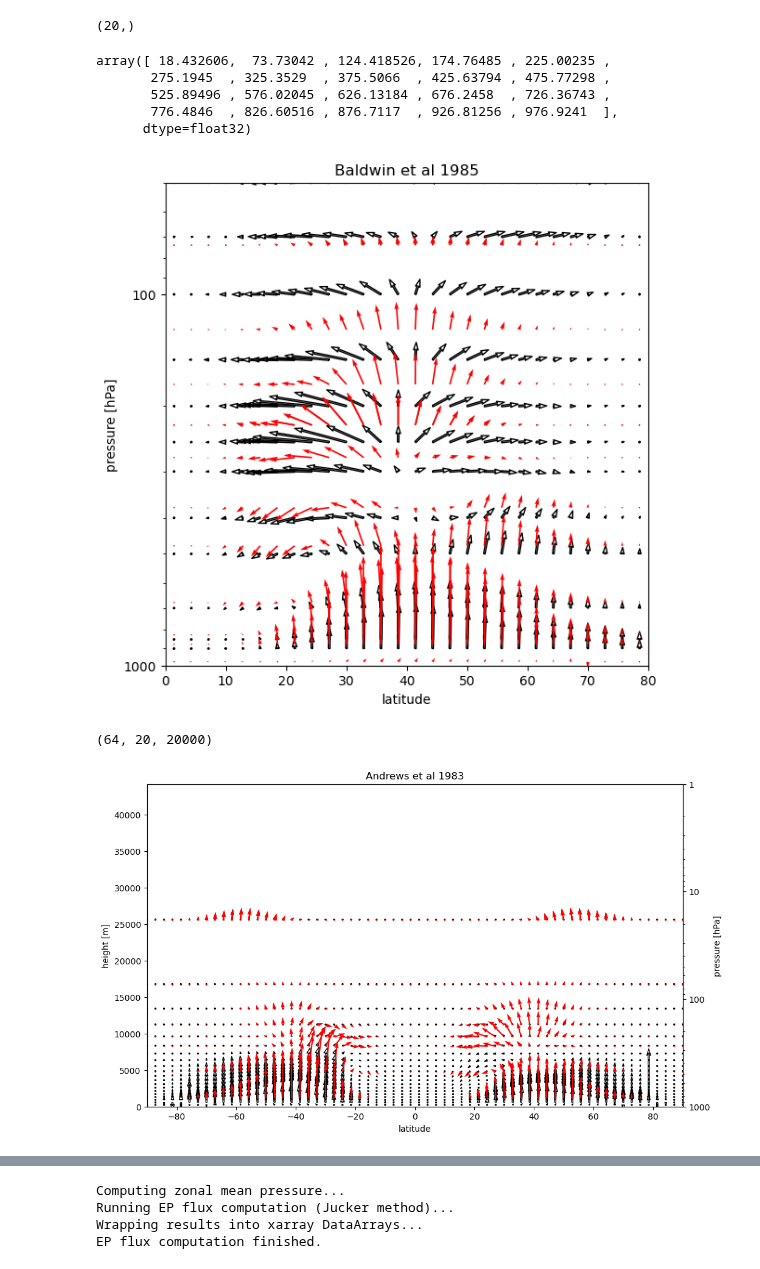
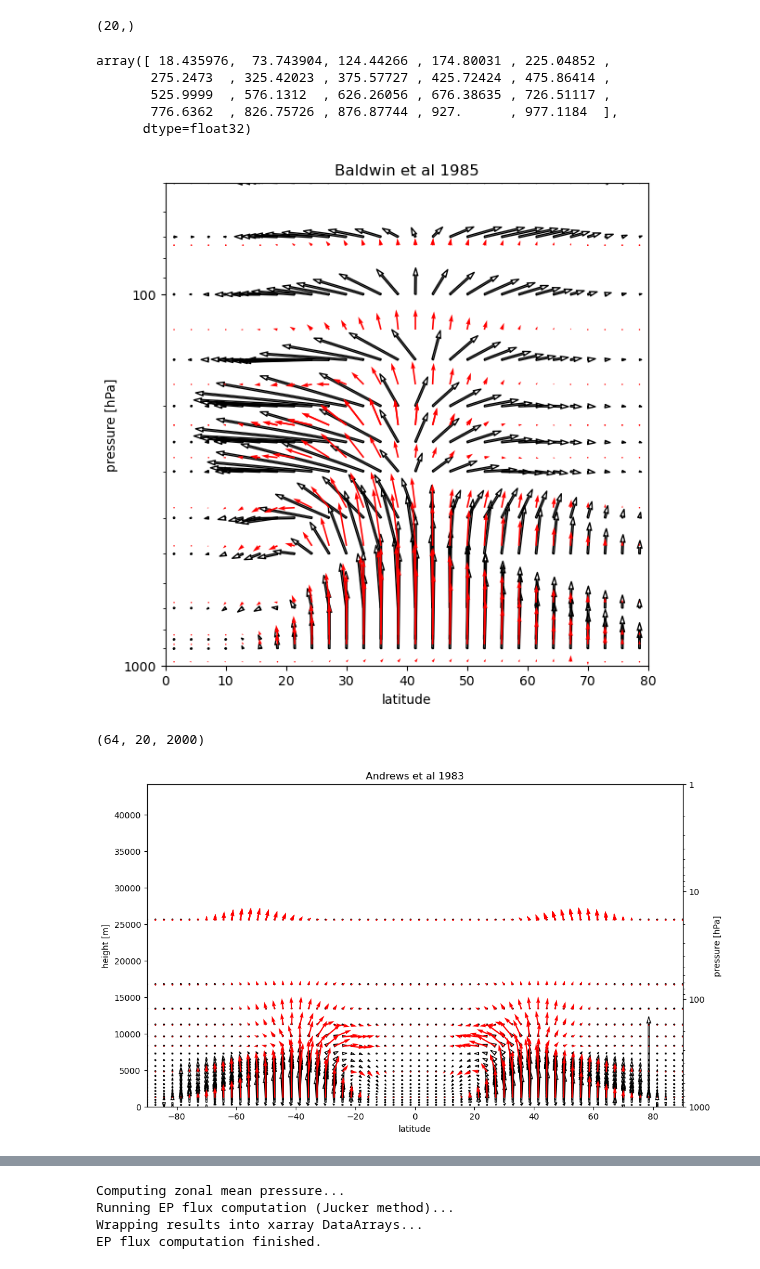
Before and after one commit to PeterChang1023/Moist_Dycore, a Jupyter notebook: EP_flux.ipynb, the cells around one changed output, grey strips where cells are left out. Cells and saved outputs as stored; diff of their text form; code cells hidden in the pictures.

```diff
--- a/EP_flux.ipynb
+++ b/EP_flux.ipynb
@@ -944,12 +321,12 @@ import sys
 sys.path.append("/data92/PeterChang/back_to_master1220/Moist_Dycore/EPflux_Jucker2020/")
 import aostools_functions as ac
 # print(z.shape)
-start_idx = 50000
-end_idx   = 70000
+start_idx = 5000
+end_idx   = 7000
 
 p_1d = p[start_idx:end_idx].mean(axis=(0,2,3))
 print(p_1d.shape)
-ep1,ep2,div1,div2 = ac.ComputeEPfluxDiv(lat,p_1d/100,u[start_idx:end_idx],v[start_idx:end_idx],t[start_idx:end_idx])
+ep1,ep2 = ac.ComputeEPfluxDiv(lat,p_1d/100,u[start_idx:end_idx],v[start_idx:end_idx],t[start_idx:end_idx])
 # %% [output]
 (20,)
 # %%
@@ -1030,10 +407,10 @@ def set_size(w,h, ax=None):
 # %%
 p_1d/100
 # %% [output]
-array([ 18.432606,  73.73042 , 124.418526, 174.76485 , 225.00235 ,
-       275.1945  , 325.3529  , 375.5066  , 425.63794 , 475.77298 ,
-       525.89496 , 576.02045 , 626.13184 , 676.2458  , 726.36743 ,
-       776.4846  , 826.60516 , 876.7117  , 926.81256 , 976.9241  ],
+array([ 18.435976,  73.743904, 124.44266 , 174.80031 , 225.04852 ,
+       275.2473  , 325.42023 , 375.57727 , 425.72424 , 475.86414 ,
+       525.9999  , 576.1312  , 626.26056 , 676.38635 , 726.51117 ,
+       776.6362  , 826.75726 , 876.87744 , 927.      , 977.1184  ],
       dtype=float32)
 # %%
 Fx = {}
@@ -1041,35 +418,35 @@ Fy = {}
 scale = "log"
 # Baldwin et al 1985, Figure 6:
 method = 'Baldwin'
 quiv_args = {'angles':'uv','scale_units':'inches','linewidths':1,'edgecolors':'k','color':'none'}
 
 # f1,f2,F_phi,F_p,div1,div2 = ReadERA(slice('1979-01-05','1979-03-03'),pskip=1,divs=True)
 lat = F_phi.sel(latitude=slice(80,0)).latitude
 # pres = np.array([50,70,100,150,200,300,400,500,700,850])
 pres = np.array([50,70,100,150,200,250,300,400,500,700,850,900,10000])
 
 fig,ax = plt.subplots()
 set_size(5.2,5.2,ax)
 # Reference method
 Fx[method],Fy[method] = Baldwin(F_phi.sel(latitude=lat,level=pres, method='nearest'),F_p.sel(latitude=lat,level=pres, method='nearest'),xlim=[0,80])
-ax.quiver(lat,pres,-Fx[method].mean(dim="time"),-Fy[method].mean(dim="time"),scale=1.5e9,**quiv_args)
+ax.quiver(lat,pres,-Fx[method].mean(dim="time"),-Fy[method].mean(dim="time"),scale=3e9,**quiv_args)
 # Jucker (2020) method
 # print(f1)
 _,_ = ac.PlotEPfluxArrows(f1.sel(latitude=lat, method='nearest').latitude,
                           f1.sel(level=pres, method='nearest').level,
                           -f1.sel(latitude=lat,level=pres, method='nearest').mean(dim='time'),
                           -f2.sel(latitude=lat,level=pres, method='nearest').mean(dim='time'),
                           fig,ax,xlim=[0,80],ylim=[1000,50],yscale=scale)
 ax.get_children()[1].set_facecolor('r')
 # if scale == 'linear':
 #     ax.invert_yaxis()
 plt.title('Baldwin et al 1985')
 ax.set_xlabel('latitude')
 ax.set_ylabel('pressure [hPa]')
 ax.yaxis.set_major_formatter(ticker.ScalarFormatter())
 # fig.savefig('figures/Baldwin85.{0}.pdf'.format(scale),bbox_inches='tight')
 # %% [output]
-[figure, old version]
+[figure, new version]
 # %%
 def Andrews(F_phi,F_p,pres='level',lat='latitude',xlim=[-90,90]):
 	# Andrews et al JAS (1983)
@@ -1116,14 +493,14 @@ print(Fx[method].shape)
 #     xlim=[0, 80], ylim=[1000, 50], yscale=scale
 # )
 if scale == 'log':
-    ax.quiver(lat,z,-Fx[method].mean(dim="time").T,-Fy[method].mean(dim="time").T,scale=2e9,**quiv_args)
+    ax.quiver(lat,z,-Fx[method].mean(dim="time").T,-Fy[method].mean(dim="time").T,scale=5e9,**quiv_args)
     # Jucker (2020) method
     _,_,axp = ac.PlotEPfluxArrows(f1.sel(latitude=lat).latitude,
                                   f1.level.sel(level=pres, method='nearest'),
                                   -f1.sel(latitude=lat,level=pres, method='nearest').mean(dim='time'),
                                   -f2.sel(latitude=lat,level=pres, method='nearest').mean(dim='time'),
                                   fig,ax,
-                                  xlim=[-90,90],ylim=[1000,1],yscale=scale,newax=True,scale=3e15)
+                                  xlim=[-90,90],ylim=[1000,1],yscale=scale,newax=True,scale=1e16)
     axp.get_children()[0].set_facecolor('r')
     axp.yaxis.set_major_formatter(ticker.ScalarFormatter())
     ax.set_ylim(0,6.4e3*np.log(1000))
@@ -1138,8 +515,8 @@ ax.set_xlabel('latitude')
 ax.yaxis.set_major_formatter(ticker.ScalarFormatter())
 		# fig.savefig('figures/Andrews83.{0}.pdf'.format(scale),bbox_inches='tight')
 # %% [output]
-(64, 20, 20000)
+(64, 20, 2000)
-[figure, old version]
+[figure, new version]
 # %%
 import h5py
 import numpy as np
```
Also changed, not shown: parts of 6 cells of this notebook.
